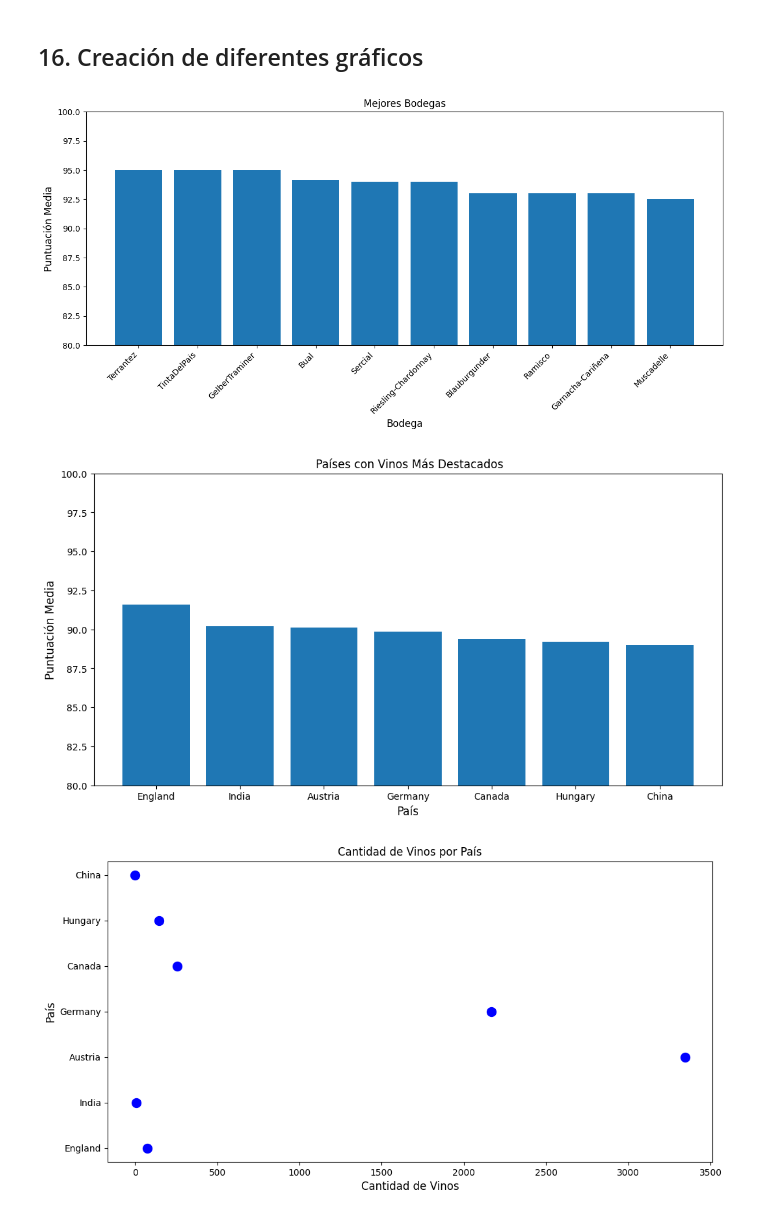
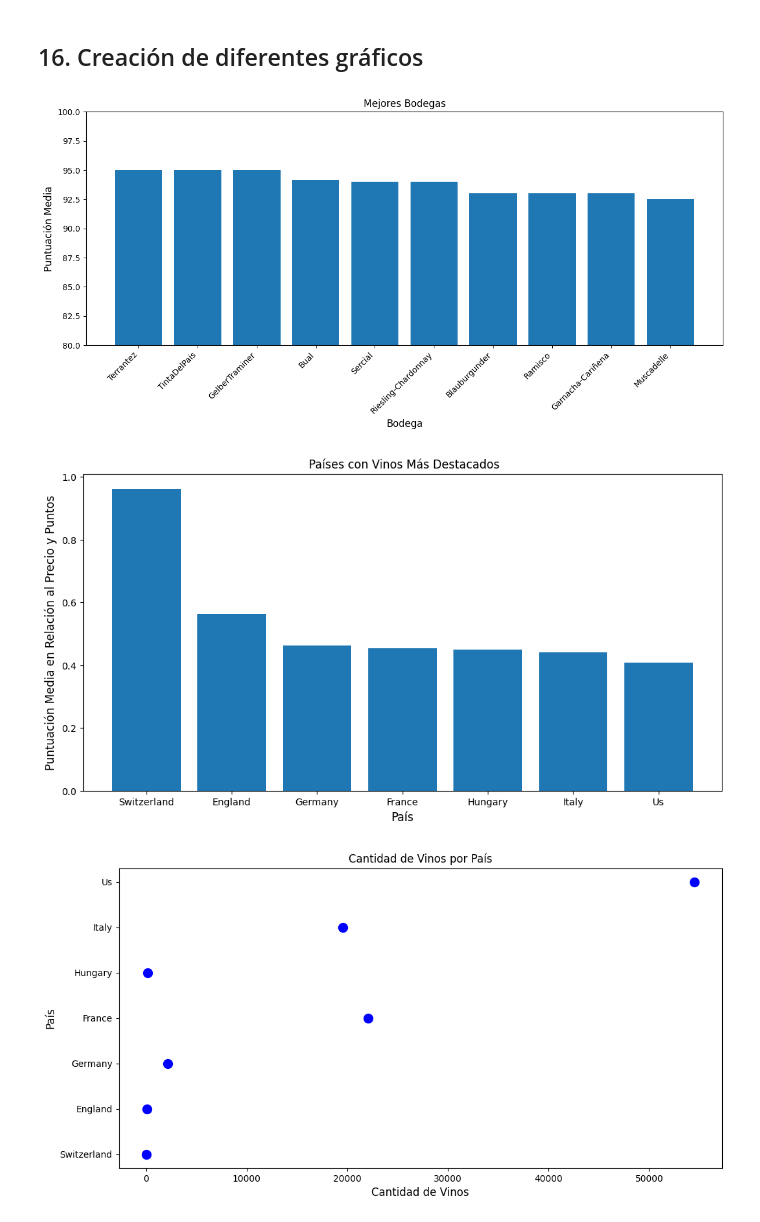
Before and after one commit to Dianathecoder/Wine-Tasting_Dataset, a Jupyter notebook: analisis.ipynb, the cells around one changed output. Drawn from its saved outputs; the diff is of its cells as text; code cells hidden in the pictures.

```diff
--- a/analisis.ipynb
+++ b/analisis.ipynb
@@ -747,17 +775,8 @@ Name: price, dtype: float64
 ## 16. Creación de diferentes gráficos
 # %%
 #GRAFICO CON MEJORES RESEÑAS
-puntos_promedio_bodega = agrupacion_variety["points"].mean().sort_values(ascending=False)
-
-# Top 10 bodegas (o variedades) por puntuación media
-top10_bodegas = puntos_promedio_bodega.head(10)
-
-
-# Labels y valores
 labels = list(top10_bodegas.index)
 heights = list(top10_bodegas.values)
-
-#Grafico precio y puntuación
 plt.figure(figsize=(12,6))
 plt.title("Mejores Bodegas", fontsize=12)
 plt.ylabel("Puntuación Media", fontsize=12)
@@ -765,33 +784,25 @@ plt.xlabel("Bodega", fontsize=12)
 
 plt.ylim(80, 100)
 plt.bar(labels, heights)
-plt.xticks(rotation=45, ha='right')  # Para que no se encimen los nombres
+plt.xticks(rotation=45, ha='right')
 plt.tight_layout()
 plt.show()
 
 
 # GRAFICO PAISES CON VINOS MÁS DESTACADOS
-# Top 10 países por puntuación media
-top7_paises_points = df.groupby('country')['points'].mean().sort_values(ascending=False).head(7)
-
-# Listas para labels y heights
 labels = list(top7_paises_points.index)
 heights = list(top7_paises_points.values)
 
 plt.figure(figsize=(12,6))
 plt.title(" Países con Vinos Más Destacados", fontsize=12)
-plt.ylabel("Puntuación Media", fontsize=12)
+plt.ylabel("Puntuación Media en Relación al Precio y Puntos", fontsize=12)
 plt.xlabel("País", fontsize=12)
-plt.ylim(80, 100)
 plt.bar(labels, heights)
 plt.show()
 
 
-# Cantidad de vino por pais
-# Cantidad de vinos por país, solo top 10 de los mismos países que arriba
-cantidad_vinos = df['country'].value_counts()[labels]  # mismo orden de labels
-
-# Coordenadas
+# Cantidad de vinos por país
+cantidad_vinos = df['country'].value_counts()[labels]
 x = list(cantidad_vinos.values)
 y = np.arange(len(cantidad_vinos))
 
@@ -800,24 +811,11 @@ plt.title("Cantidad de Vinos por País", fontsize=12)
 plt.xlabel("Cantidad de Vinos", fontsize=12)
 plt.ylabel("País", fontsize=12)
 plt.scatter(x, y, marker="o", color="b", s=100)
-plt.yticks(y, labels)  # mismos labels que en barras
+plt.yticks(y, labels)
 plt.show()
 
 
-
-#GRAFICO PAISES MENOS PUNTUACION MÁS CAROS DE ESPAÑA
-# Filtrar España y datos válidos
-df_es = df.dropna(subset=['price', 'points'])
-df_es = df_es[df_es['country'] == 'Spain'].copy()
-
-# Calcular price_per_point
-df_es['price_per_point'] = df_es['price'] / df_es['points']
-
-# Obtener top 7 más caros por punto
-top7_sobrevalorados_es = df_es.sort_values(by='price_per_point', ascending=False).head(7)
-
-
-# Listas para gráfico
+#GRAFICO PAISES MENOS PUNTUACION MÁS CAROS DE ESPAÑAs
 x = list(range(1, len(top7_sobrevalorados_es)+1))
 y = top7_sobrevalorados_es['price_per_point'].values
 labels = top7_sobrevalorados_es['title'].values
@@ -836,43 +834,38 @@ plt.show()
 
 
 #GRAFICO Los MAS BARATOS PERO MEJOR PUNTUACION DE ESPAÑA
-# Obtener top 7 más baratos por punto (mejor calidad-precio)
-top7_mejor_calidad_precio_es = df_es.sort_values(
-    by='price_per_point', ascending=True
-).head(7)
 
-# Listas para gráfico
 x = list(range(1, len(top7_mejor_calidad_precio_es) + 1))
 y = top7_mejor_calidad_precio_es['price_per_point'].values
 labels = top7_mejor_calidad_precio_es['title'].values
 
 plt.figure(figsize=(12,6))
 plt.plot(x, y, marker='o', linestyle='-')
 
 plt.xticks(x, labels, rotation=45, ha='right')
 plt.title("Vinos Españoles con Mejor Relación Calidad-Precio", fontsize=14)
 plt.xlabel("Vino", fontsize=12)
 plt.ylabel("Precio por Punto ($/pt)", fontsize=12)
 plt.grid(True, linestyle='--', alpha=0.5)
 
 plt.tight_layout()
 plt.show()
 
 
 
 #GRAFICO PARA VER LA IMPORTANCIA DE LAS RESEÑAS
 plt.figure(figsize=(8,6))
 plt.scatter(df["review_lenght"], df["points"], alpha=0.3)
 
 plt.xlabel("Longitud de la reseña")
 plt.ylabel("Puntuación")
 plt.title("Relación entre longitud de reseña y puntuación")
 
 plt.show()
 # %% [output]
 [figure]
-[figure, old version]
+[figure, new version]
-[figure, old version]
+[figure, new version]
 [figure]
 [figure]
 [figure]
```
Also changed, not shown: parts of 2 cells of this notebook.
